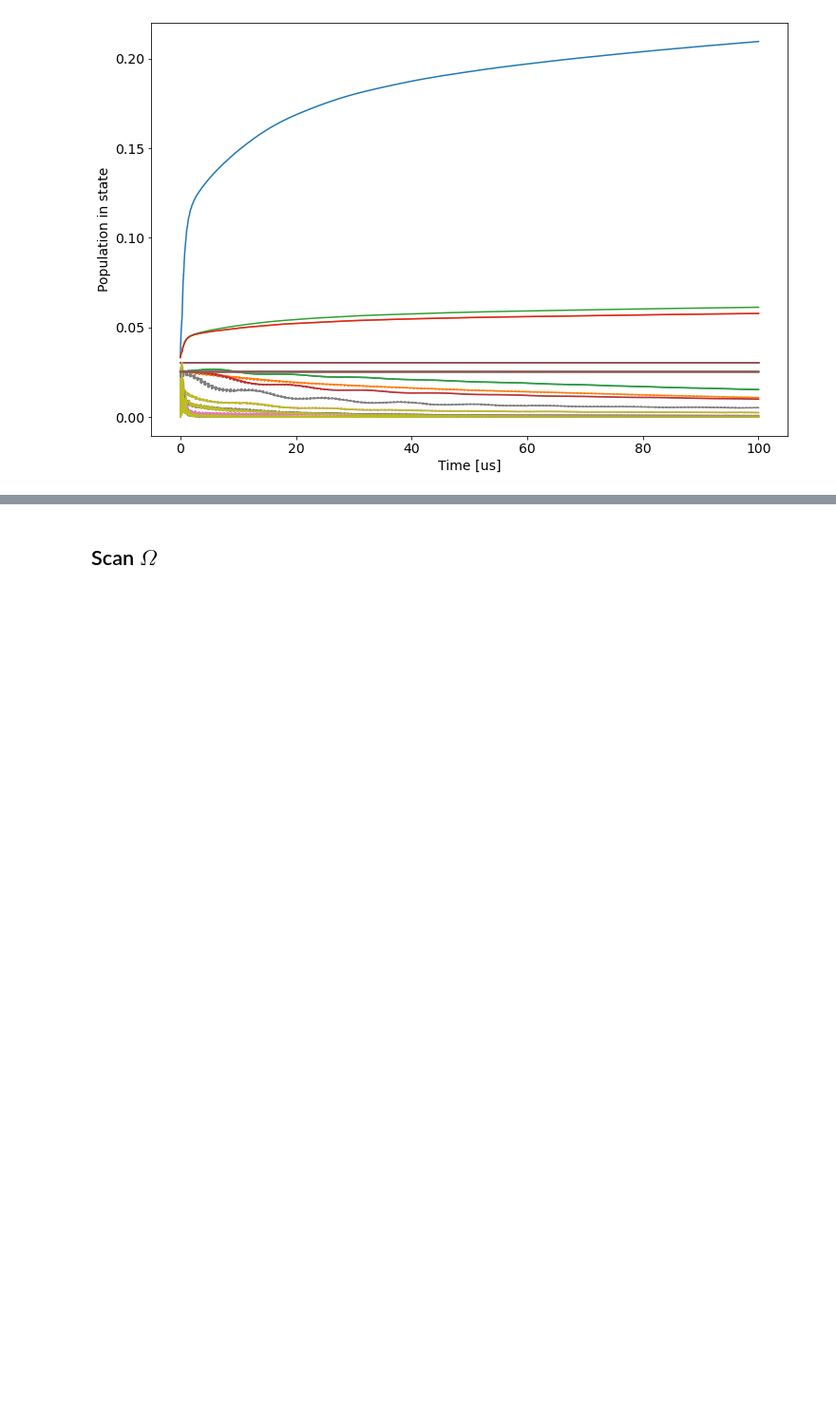
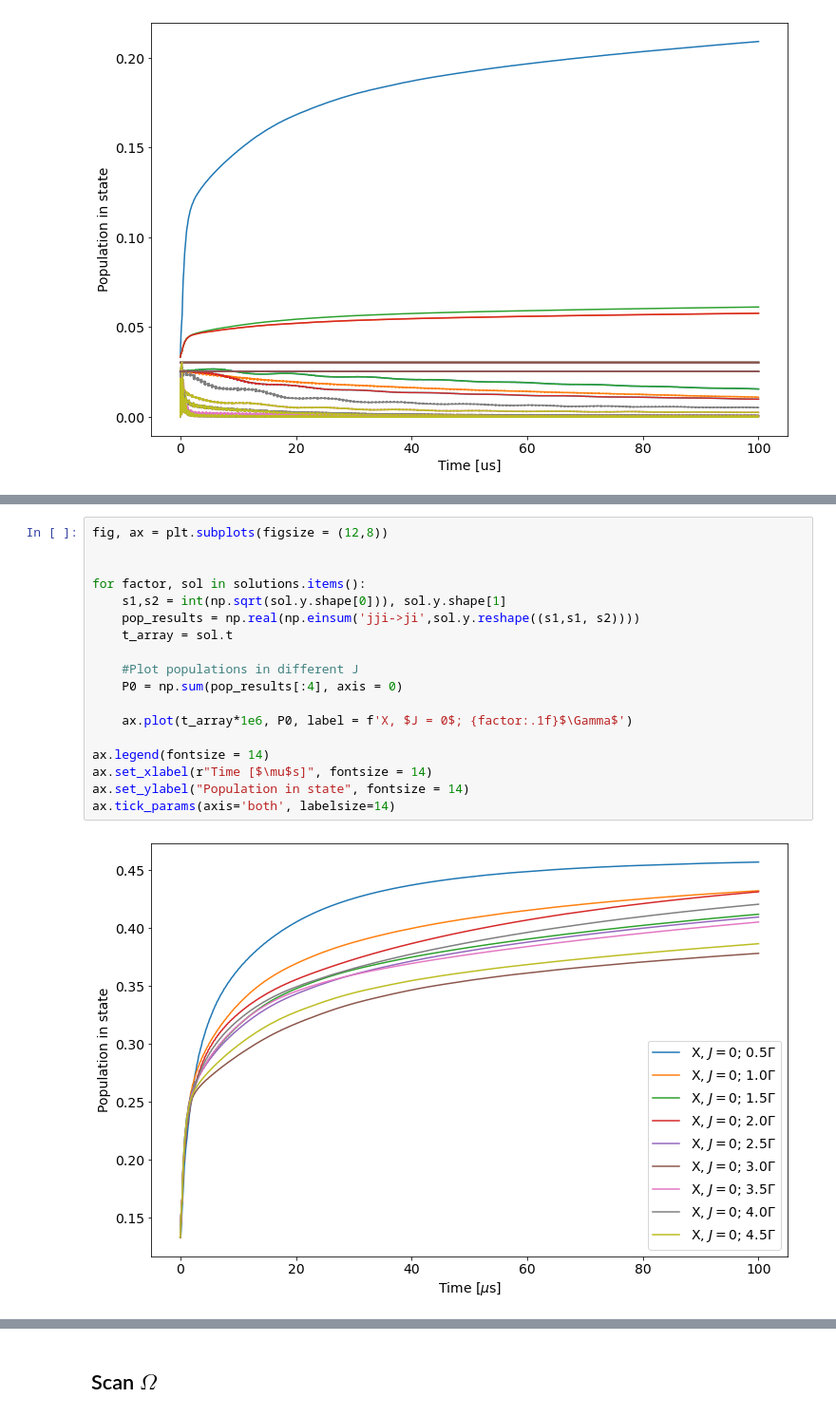
Before and after one commit to ograsdijk/CeNTREX-notebooks, a Jupyter notebook: optical bloch equations/Oskari Code Modified/Laser Only.ipynb, the cells around one changed output, grey strips where cells are left out. Shown at 95% size. Drawn from its saved outputs; the diff is of its cells as text; blank space fills up the shorter version.

```diff
--- a/optical bloch equations/Oskari Code Modified/Laser Only.ipynb
+++ b/optical bloch equations/Oskari Code Modified/Laser Only.ipynb
@@ -538,0 +636,20 @@ print(P0[-1]/P0[0])
+# %%
+fig, ax = plt.subplots(figsize = (12,8))
+
+
+for factor, sol in solutions.items():
+    s1,s2 = int(np.sqrt(sol.y.shape[0])), sol.y.shape[1]
+    pop_results = np.real(np.einsum('jji->ji',sol.y.reshape((s1,s1, s2))))
+    t_array = sol.t
+
+    #Plot populations in different J
+    P0 = np.sum(pop_results[:4], axis = 0)
+
+    ax.plot(t_array*1e6, P0, label = f'X, $J = 0$; {factor:.1f}$\Gamma$')
+
+ax.legend(fontsize = 14)
+ax.set_xlabel(r"Time [$\mu$s]", fontsize = 14)
+ax.set_ylabel("Population in state", fontsize = 14)
+ax.tick_params(axis='both', labelsize=14)
+# %% [output]
+[figure, added]
```
Also changed, not shown: parts of 28 cells of this notebook, 1 other file.
